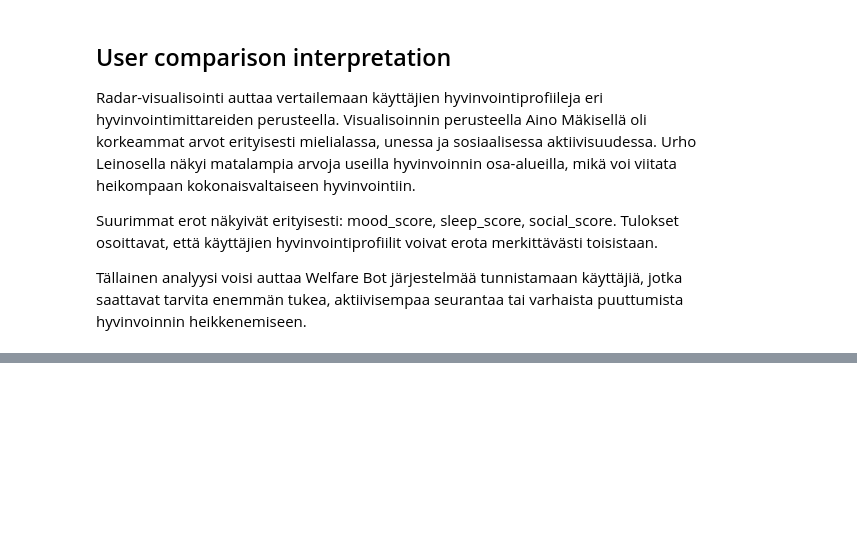
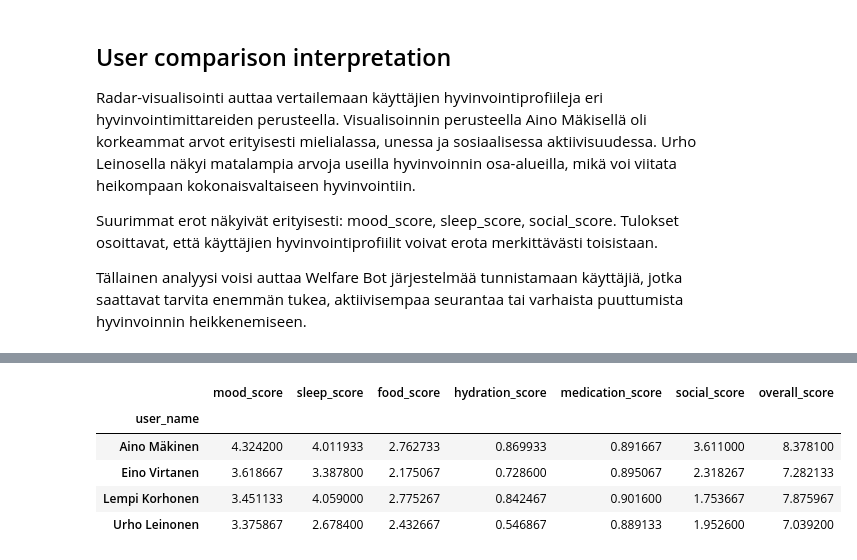
Before and after one commit to TanjaMel/welfare-bot-data-analysis, a Jupyter notebook: notebooks/7_user_comparison_analysis.ipynb, the cells around one changed output, grey strips where cells are left out. Drawn from its saved outputs; the diff is of its cells as text; code cells hidden in the pictures; blank space fills up the shorter version.

```diff
--- a/notebooks/7_user_comparison_analysis.ipynb
+++ b/notebooks/7_user_comparison_analysis.ipynb
@@ -165,0 +222,21 @@ Tällainen analyysi voisi auttaa Welfare Bot järjestelmää tunnistamaan käytt
+# %%
+features_all = [
+    "mood_score",
+    "sleep_score",
+    "food_score",
+    "hydration_score",
+    "medication_score",
+    "social_score",
+    "overall_score"
+]
+
+user_means_all = data.groupby("user_name")[features_all].mean()
+
+user_means_all
+# %% [output]
+|  | mood_score | sleep_score | food_score | hydration_score | medication_score | social_score | overall_score |
+| user_name |  |  |  |  |  |  |  |
+| Aino Mäkinen | 4.324200 | 4.011933 | 2.762733 | 0.869933 | 0.891667 | 3.611000 | 8.378100 |
+| Eino Virtanen | 3.618667 | 3.387800 | 2.175067 | 0.728600 | 0.895067 | 2.318267 | 7.282133 |
+| Lempi Korhonen | 3.451133 | 4.059000 | 2.775267 | 0.842467 | 0.901600 | 1.753667 | 7.875967 |
+| Urho Leinonen | 3.375867 | 2.678400 | 2.432667 | 0.546867 | 0.889133 | 1.952600 | 7.039200 |
```
Also changed, not shown: parts of 10 cells of this notebook.
